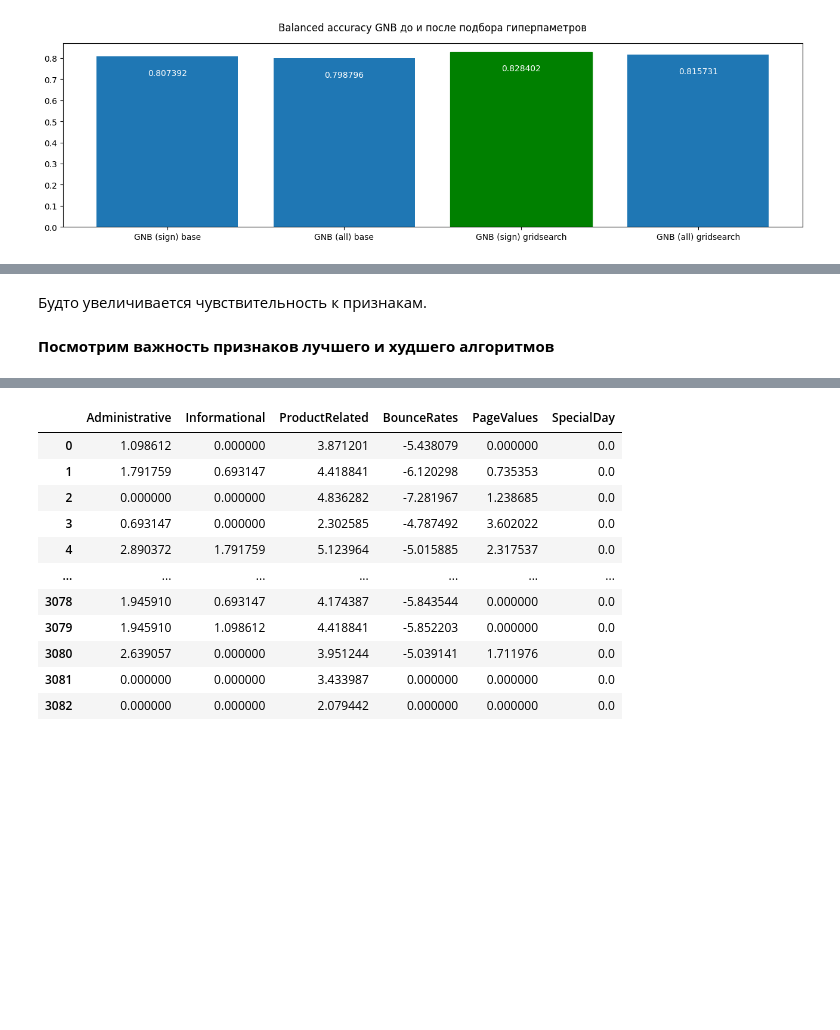
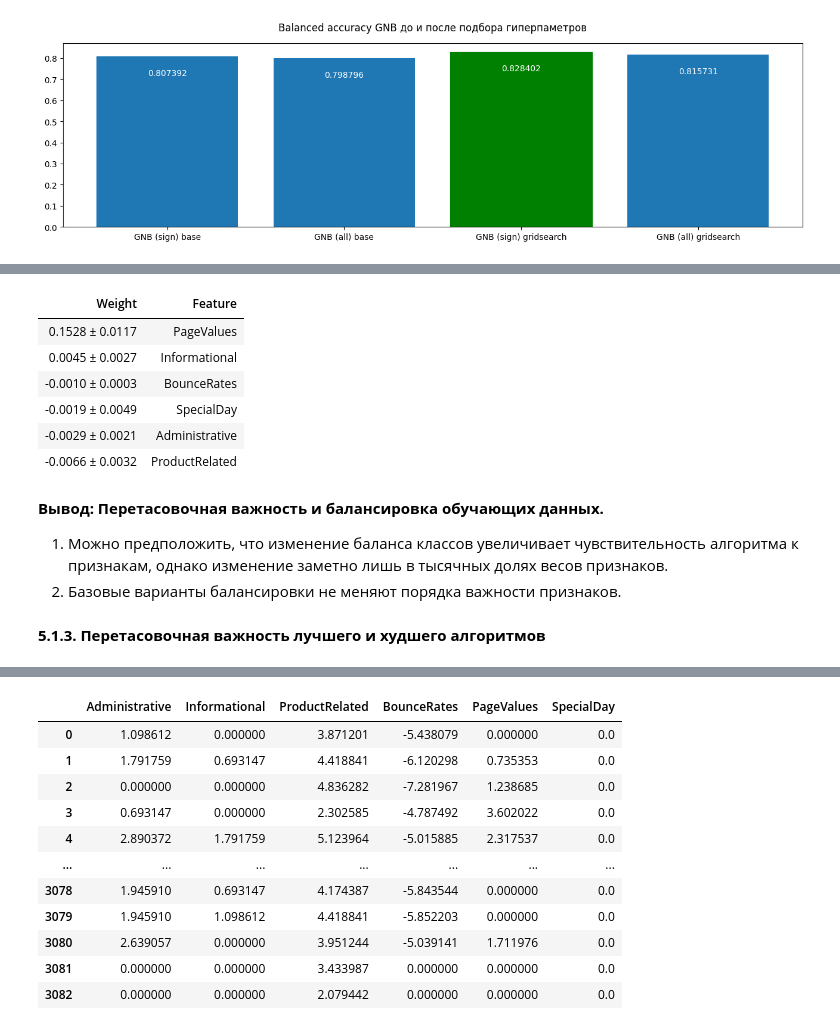
Before and after one commit to SadSabrina/aiedu_final, a Jupyter notebook: Model_learning.ipynb, the cells around one changed output, grey strips where cells are left out. Cells and saved outputs as stored; diff of their text form; code cells hidden in the pictures; blank space fills up the shorter version.

Commit message:
Проанализирован подбор гиперпараметров и веса признаков при перетасовочной важности

```diff
--- a/Model_learning.ipynb
+++ b/Model_learning.ipynb
@@ -766,7 +745,21 @@ eli5.show_weights(perm, feature_names=list(df_significant.columns.drop('Revenue'
+# %%
+perm = PermutationImportance(gnb_ros_sign).fit(gnb_ros_sign_data[1], gnb_ros_sign_data[3])
+
+eli5.show_weights(perm, feature_names=list(df_significant.columns.drop('Revenue')))
+# %% [output]
+| Weight | Feature |
+| 0.1528 ± 0.0117 | PageValues |
+| 0.0045 ± 0.0027 | Informational |
+| -0.0010 ± 0.0003 | BounceRates |
+| -0.0019 ± 0.0049 | SpecialDay |
+| -0.0029 ± 0.0021 | Administrative |
+| -0.0066 ± 0.0032 | ProductRelated |
 # %% [markdown]
-Будто увеличивается чувствительность к признакам.
+**Вывод: Перетасовочная важность и балансировка обучающих данных.**
+1. Можно предположить, что изменение баланса классов увеличивает чувствительность алгоритма к признакам, однако изменение заметно лишь в тысячных долях весов признаков.
+2. Базовые варианты балансировки не меняют порядка важности признаков.
 # %% [markdown]
-**Посмотрим важность признаков лучшего и худшего алгоритмов**
+**5.1.3. Перетасовочная важность лучшего и худшего алгоритмов**
 # %%
 #Лучший алгоритм
 perm = PermutationImportance(gnb_sign).fit(gnb_sign_data[1], gnb_sign_data[3])
```
Also changed, not shown: parts of 24 cells of this notebook.
